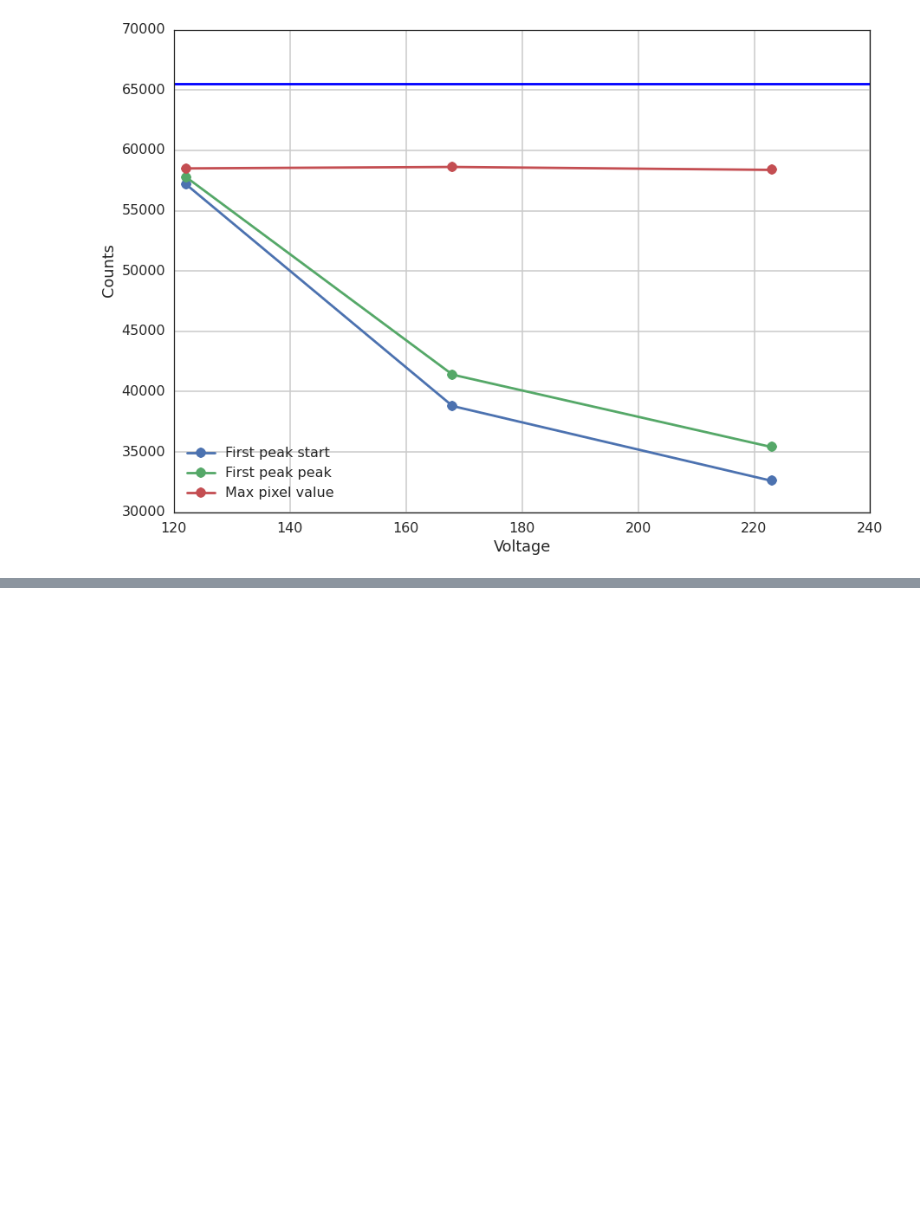
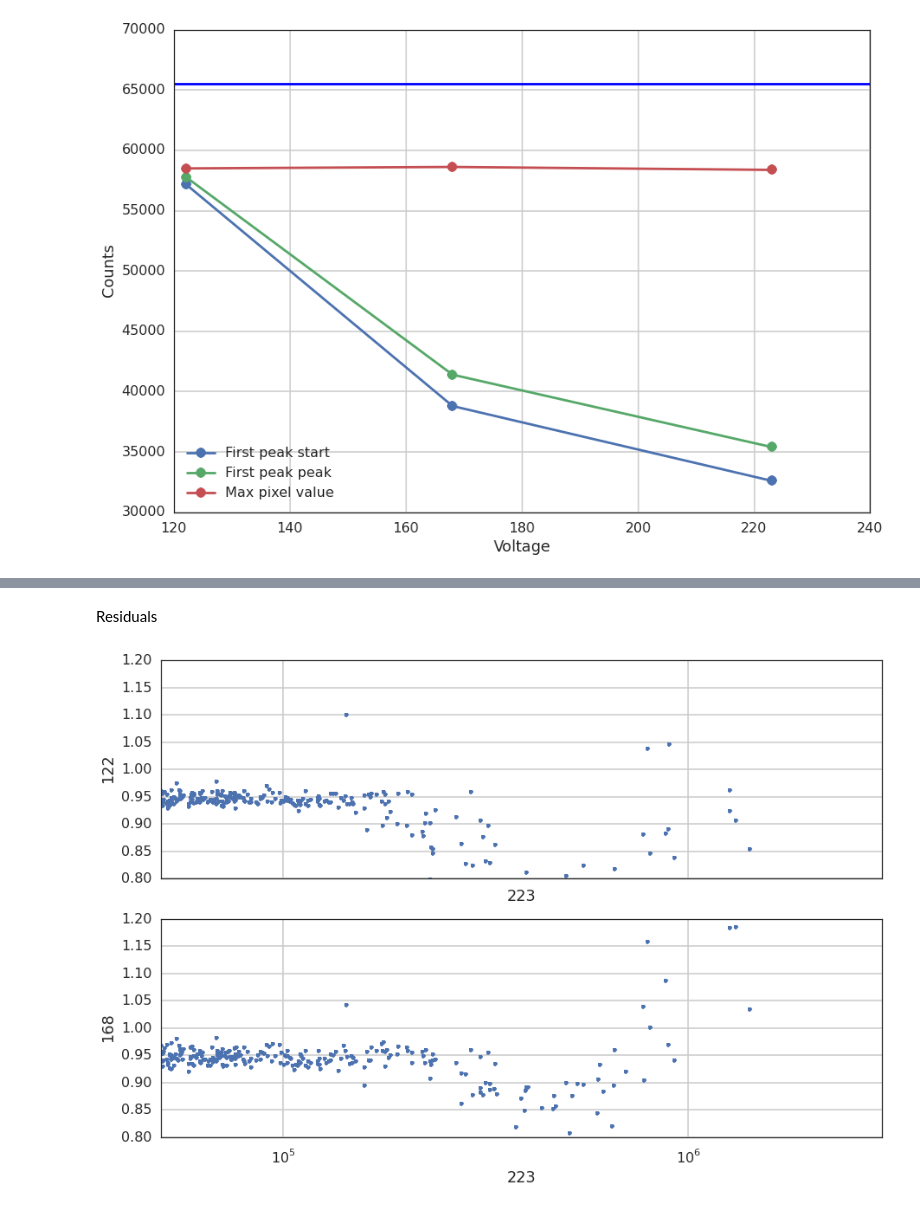
Before and after one commit to NGTS/analysis-camera-voltages, a Jupyter notebook: frame_histograms.ipynb, the cells around one changed output, grey strips where cells are left out. Cells and saved outputs as stored; diff of their text form; code cells hidden in the pictures; blank space fills up the shorter version.

```diff
--- a/frame_histograms.ipynb
+++ b/frame_histograms.ipynb
@@ -174,0 +177,26 @@ fig.tight_layout()
+# %% [markdown]
+Residuals
+# %%
+def plot(ax, x, y):
+    ax.semilogx(x, y, '.', ms=10)
+
+
+fig, axes = plt.subplots(2, 1, sharex=True)
+x = image_ids['data/223.fits']['flux']
+y = image_ids['data/122.fits']['flux'] / x
+plot(axes[0], x, y)
+axes[0].set(xlabel='223', ylabel='122')
+
+x = image_ids['data/223.fits']['flux']
+y = image_ids['data/168.fits']['flux'] / x
+plot(axes[1], x, y)
+axes[1].set(xlabel='223', ylabel='168')
+
+
+lims = (5E4, 3E6)
+for ax in axes:
+    ax.grid(True)
+    ax.set(xlim=lims, ylim=(0.8, 1.2))
+fig.tight_layout()
+# %% [output]
+[figure, added]
```
Also changed, not shown: parts of 4 cells of this notebook.
